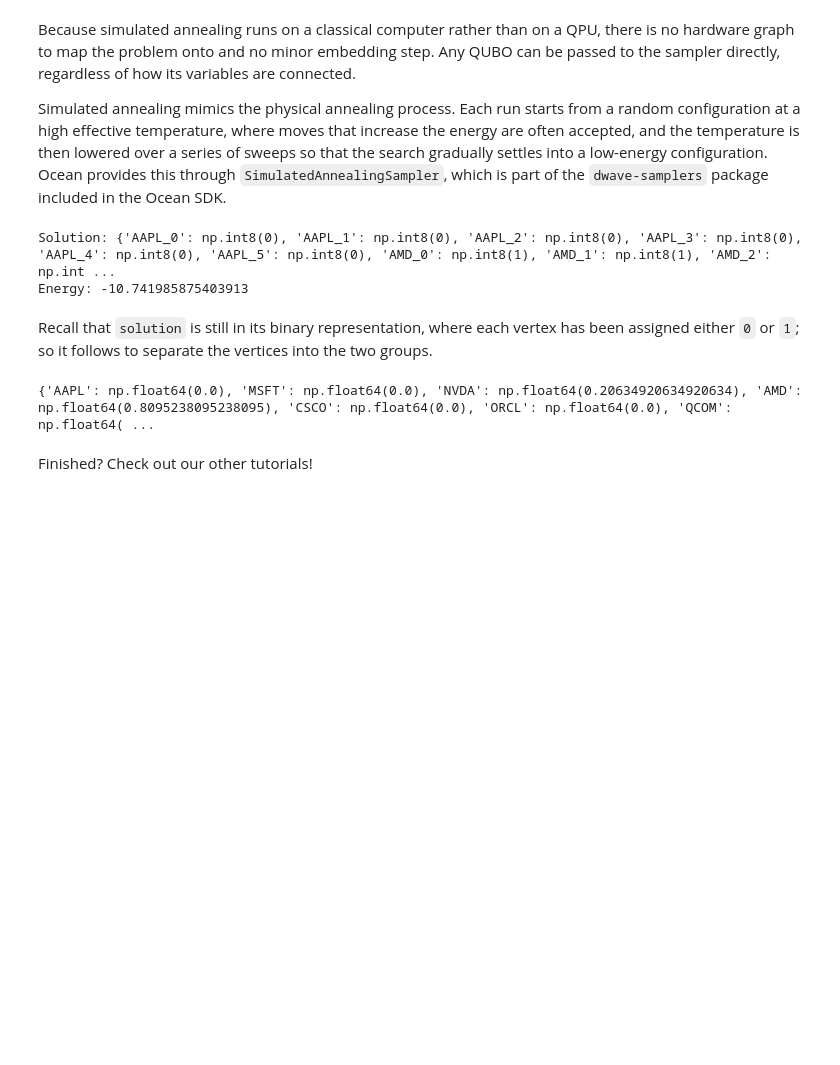
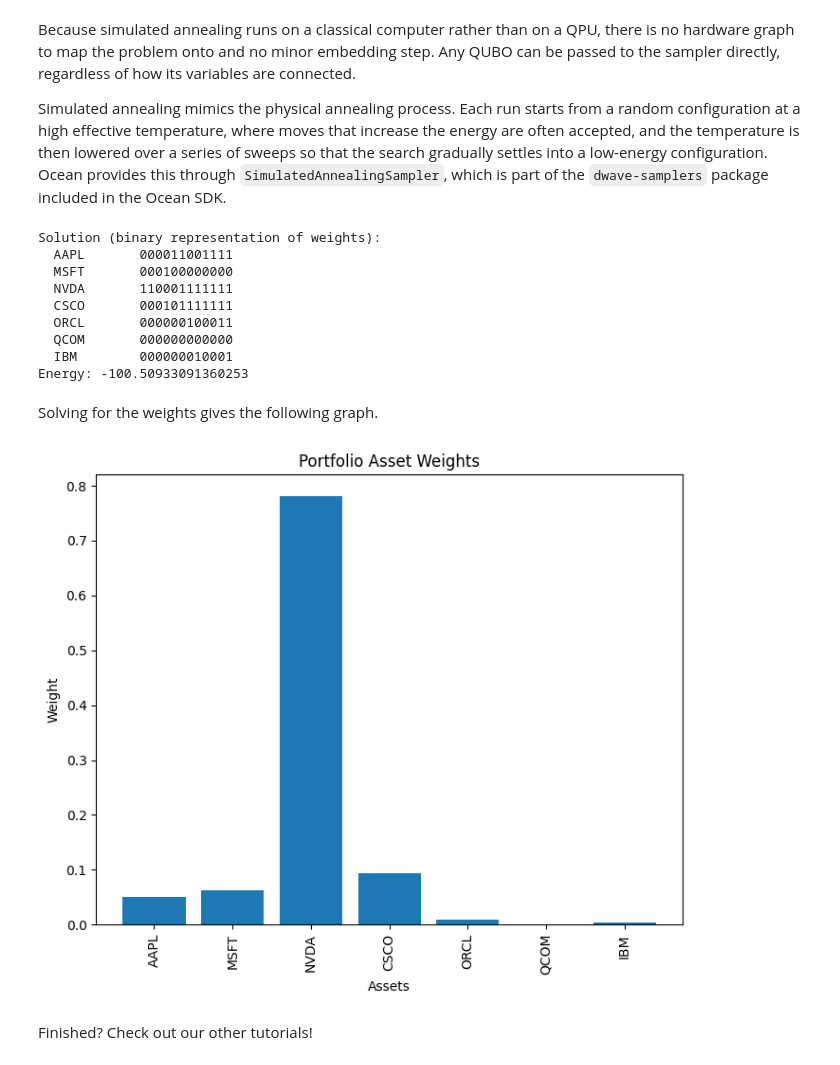
Before and after one commit to kaufmann-group/qstep-demo, a Jupyter notebook: D-wave SDK Demonstration Simulated Annealing.ipynb, the cells around one changed output. Saved outputs shown, nothing was run; the diff lists cells and outputs as text; code cells hidden in the pictures; blank space fills up the shorter version.

```diff
--- a/D-wave SDK Demonstration Simulated Annealing.ipynb
+++ b/D-wave SDK Demonstration Simulated Annealing.ipynb
@@ -117,7 +115,7 @@ For this demonstration we get the average returns from Yahoo Finiance from the `
 # %%
 import yfinance as yf
 
-assets = ["AAPL", "MSFT", "NVDA", "AMD", "CSCO", "ORCL", "QCOM", "IBM"]
+assets = ["AAPL", "MSFT", "NVDA", "CSCO", "ORCL", "QCOM", "IBM"]
 
 start="2025-04-04"
 end="2026-04-04"
@@ -136,0 +170,6 @@ The
+# %%
+for variable, asset, coefficient in variables:
+    mu_i = returns.loc[asset]
+    sigma_ii = covariance.loc[asset, asset]
+
+    Q[(variable, variable)] += (lambda_3 * sigma_ii * coefficient**2 - lambda_2 * mu_i * coefficient + lambda_1 * (coefficient**2 - 2 * coefficient))
@@ -190,23 +206,46 @@ sampleset = sampler.sample_qubo(Q, num_reads=1000)
 best = sampleset.first # returns lowest energy sample in the SampleSet
 solution = dict(best.sample)
 
-print("Solution:", solution)
+print("Solution (binary representation of weights):")
+
+# Prints the binary output in a readable format
+for asset in assets:
+    bits = "".join(str(solution[f"{asset}_{k}"]) for k in reversed(range(bits_per_asset)))
+    print(f"  {asset:<10} {bits}")
+
 print("Energy:", best.energy)
 # %% [output]
-Solution: {'AAPL_0': np.int8(0), 'AAPL_1': np.int8(0), 'AAPL_2': np.int8(0), 'AAPL_3': np.int8(0), 'AAPL_4': np.int8(0), 'AAPL_5': np.int8(0), 'AMD_0': np.int8(1), 'AMD_1': np.int8(1), 'AMD_2': np.int ...
-Energy: -10.741985875403913
+Solution (binary representation of weights):
+  AAPL       000011001111
+  MSFT       000100000000
+  NVDA       110001111111
+  CSCO       000101111111
+  ORCL       000000100011
+  QCOM       000000000000
+  IBM        000000010001
+Energy: -100.50933091360253
-# %% [markdown]
-Recall that `solution` is still in its binary representation, where each vertex has been assigned either `0` or `1`; so it follows to separate the vertices into the two groups.
-# %%
-portfolio = {}
-
-for asset in assets:
-
-    portfolio[asset] = sum(bit_weights[k] * solution[f"{asset}_{k}"] for k in range(bits_per_asset))
-
-print(portfolio)
-# %% [output]
-{'AAPL': np.float64(0.0), 'MSFT': np.float64(0.0), 'NVDA': np.float64(0.20634920634920634), 'AMD': np.float64(0.8095238095238095), 'CSCO': np.float64(0.0), 'ORCL': np.float64(0.0), 'QCOM': np.float64( ...
+# %% [markdown]
+Solving for the weights gives the following graph.
+# %%
+import matplotlib.pyplot as plt
+
+portfolio = {}
+
+for asset in assets:
+    portfolio[asset] = sum(bit_weights[k] * solution[f"{asset}_{k}"] for k in range(bits_per_asset))
+
+plt.figure(figsize=(7, 6))
+plt.bar(portfolio.keys(), portfolio.values())
+
+plt.title("Portfolio Asset Weights")
+plt.xlabel("Assets")
+plt.ylabel("Weight")
+plt.xticks(rotation=90)
+
+plt.tight_layout()
+plt.show()
+# %% [output]
+[figure, added]
 # %% [markdown]
 Finished? Check out our other tutorials!
 # %% [markdown]
```
Also changed, not shown: parts of 8 cells of this notebook, 8 other files.
